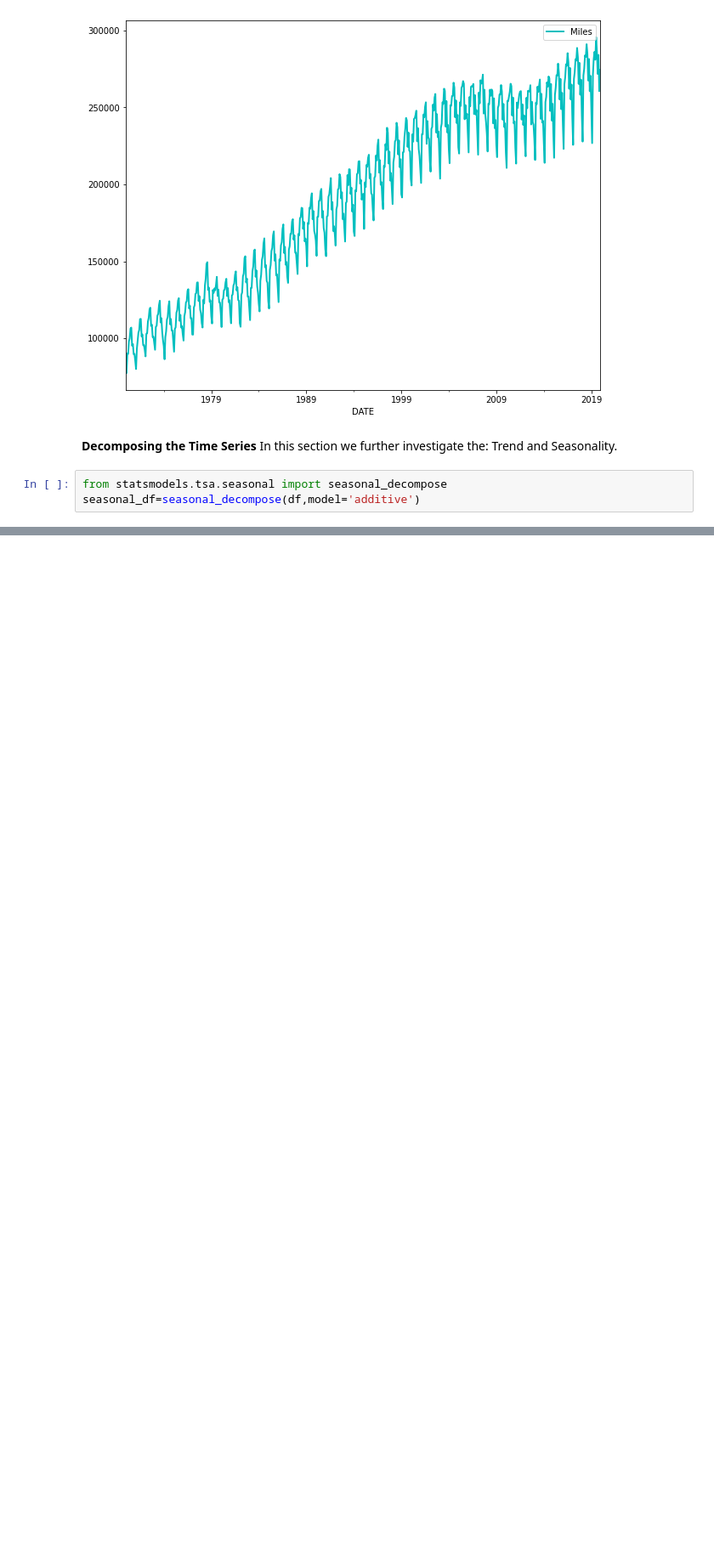
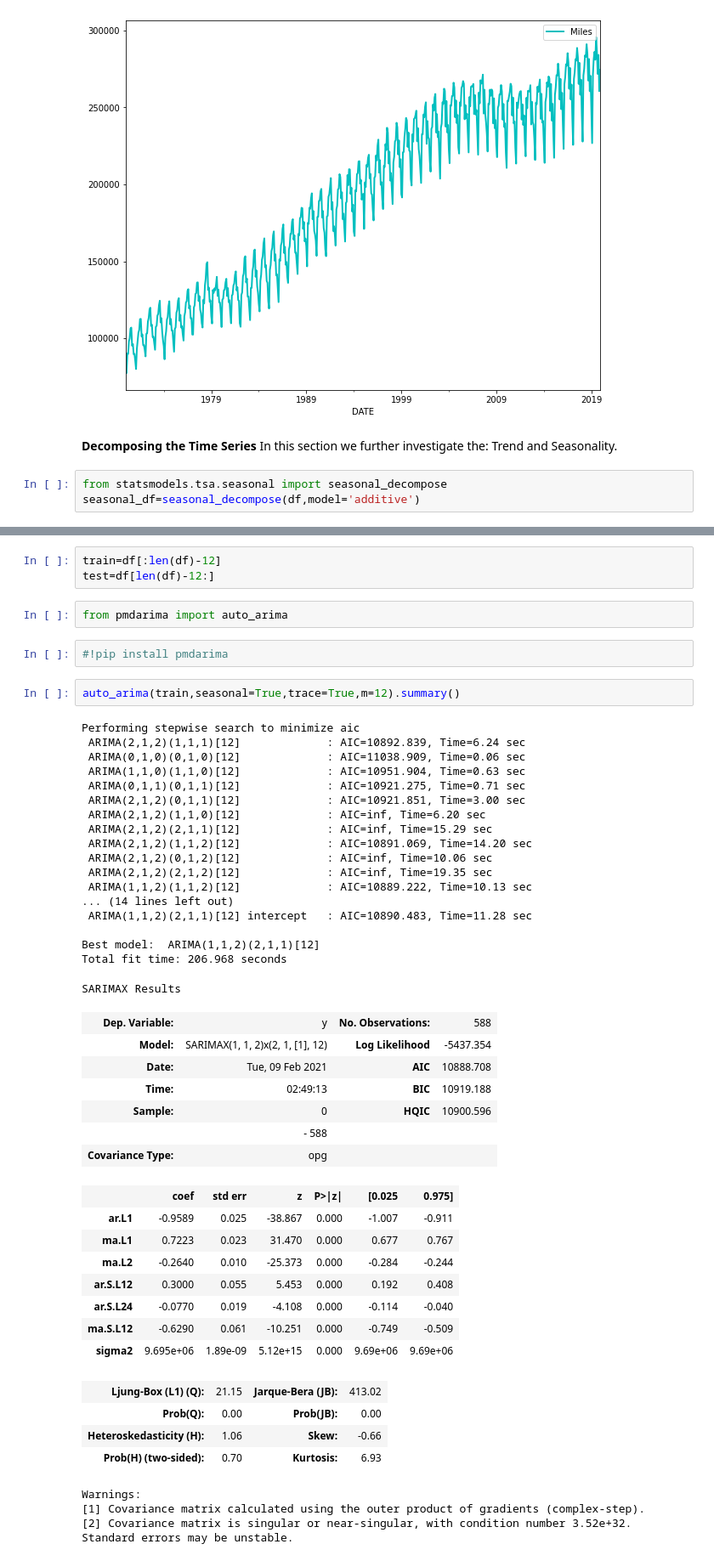
Before and after one commit to Shiva-eb/MLProjects, a Jupyter notebook: TimeSeries_Vehicle_Miles_Travel.ipynb, the cells around one changed output, grey strips where cells are left out. Shown at 85% size. Cells and saved outputs as stored; diff of their text form; blank space fills up the shorter version.

```diff
--- a/TimeSeries_Vehicle_Miles_Travel.ipynb
+++ b/TimeSeries_Vehicle_Miles_Travel.ipynb
@@ -59,0 +67,50 @@ seasonal_df.seasonal.plot(figsize=(12,4),color='b',title='Seasonality');
+# %%
+train=df[:len(df)-12]
+test=df[len(df)-12:]
+# %%
+from pmdarima import auto_arima
+# %%
+#!pip install pmdarima
+# %%
+auto_arima(train,seasonal=True,trace=True,m=12).summary()
+# %% [output]
+Performing stepwise search to minimize aic
+ ARIMA(2,1,2)(1,1,1)[12]             : AIC=10892.839, Time=6.24 sec
+ ARIMA(0,1,0)(0,1,0)[12]             : AIC=11038.909, Time=0.06 sec
+ ARIMA(1,1,0)(1,1,0)[12]             : AIC=10951.904, Time=0.63 sec
+ ARIMA(0,1,1)(0,1,1)[12]             : AIC=10921.275, Time=0.71 sec
+ ARIMA(2,1,2)(0,1,1)[12]             : AIC=10921.851, Time=3.00 sec
+ ARIMA(2,1,2)(1,1,0)[12]             : AIC=inf, Time=6.20 sec
+ ARIMA(2,1,2)(2,1,1)[12]             : AIC=inf, Time=15.29 sec
+ ARIMA(2,1,2)(1,1,2)[12]             : AIC=10891.069, Time=14.20 sec
+ ARIMA(2,1,2)(0,1,2)[12]             : AIC=inf, Time=10.06 sec
+ ARIMA(2,1,2)(2,1,2)[12]             : AIC=inf, Time=19.35 sec
+ ARIMA(1,1,2)(1,1,2)[12]             : AIC=10889.222, Time=10.13 sec
+... (14 lines left out)
+ ARIMA(1,1,2)(2,1,1)[12] intercept   : AIC=10890.483, Time=11.28 sec
+
+Best model:  ARIMA(1,1,2)(2,1,1)[12]
+Total fit time: 206.968 seconds
+SARIMAX Results
+| Dep. Variable: | y | No. Observations: | 588 |
+| Model: | SARIMAX(1, 1, 2)x(2, 1, [1], 12) | Log Likelihood | -5437.354 |
+| Date: | Tue, 09 Feb 2021 | AIC | 10888.708 |
+| Time: | 02:49:13 | BIC | 10919.188 |
+| Sample: | 0 | HQIC | 10900.596 |
+|  | - 588 |  |  |
+| Covariance Type: | opg |  |  |
+|  | coef | std err | z | P>|z| | [0.025 | 0.975] |
+| ar.L1 | -0.9589 | 0.025 | -38.867 | 0.000 | -1.007 | -0.911 |
+| ma.L1 | 0.7223 | 0.023 | 31.470 | 0.000 | 0.677 | 0.767 |
+| ma.L2 | -0.2640 | 0.010 | -25.373 | 0.000 | -0.284 | -0.244 |
+| ar.S.L12 | 0.3000 | 0.055 | 5.453 | 0.000 | 0.192 | 0.408 |
+| ar.S.L24 | -0.0770 | 0.019 | -4.108 | 0.000 | -0.114 | -0.040 |
+| ma.S.L12 | -0.6290 | 0.061 | -10.251 | 0.000 | -0.749 | -0.509 |
+| sigma2 | 9.695e+06 | 1.89e-09 | 5.12e+15 | 0.000 | 9.69e+06 | 9.69e+06 |
+| Ljung-Box (L1) (Q): | 21.15 | Jarque-Bera (JB): | 413.02 |
+| Prob(Q): | 0.00 | Prob(JB): | 0.00 |
+| Heteroskedasticity (H): | 1.06 | Skew: | -0.66 |
+| Prob(H) (two-sided): | 0.70 | Kurtosis: | 6.93 |
+Warnings:
+[1] Covariance matrix calculated using the outer product of gradients (complex-step).
+[2] Covariance matrix is singular or near-singular, with condition number 3.52e+32. Standard errors may be unstable.
```
Also changed, not shown: parts of 16 cells of this notebook.
